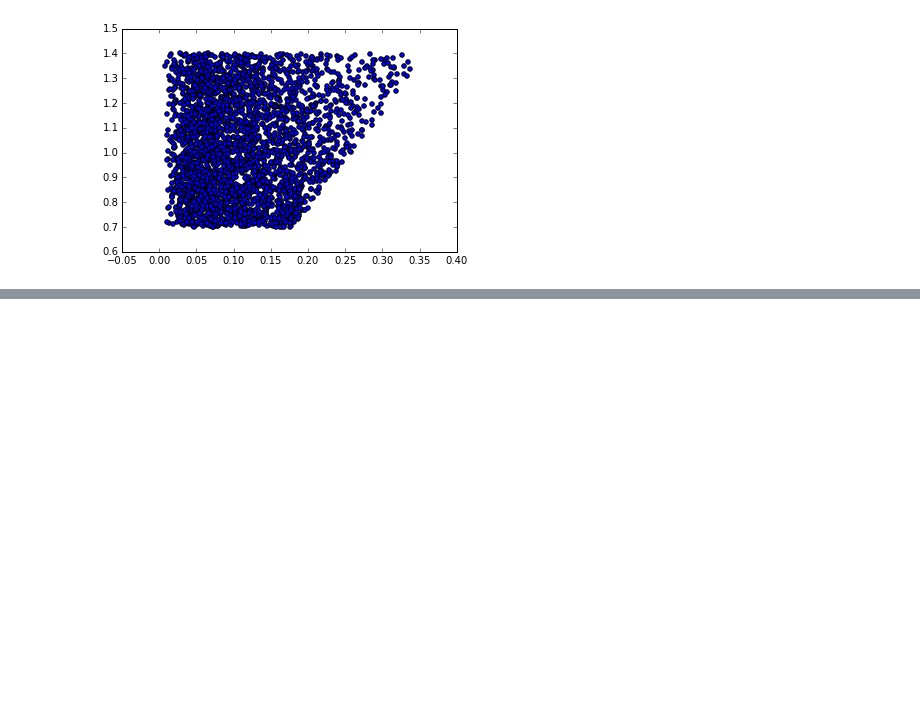
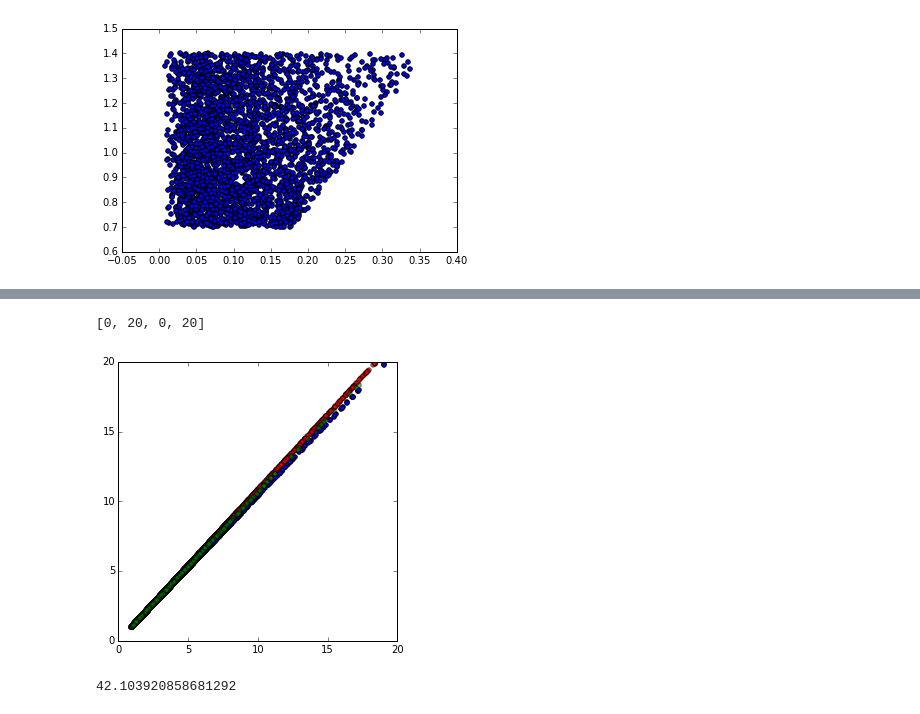
Before and after one commit to saint-germain/planetas, a Jupyter notebook: planetas sandbox.ipynb, the cells around one changed output, grey strips where cells are left out. Cells and saved outputs as stored; diff of their text form; code cells hidden in the pictures; blank space fills up the shorter version.

```diff
--- a/planetas sandbox.ipynb
+++ b/planetas sandbox.ipynb
@@ -738,0 +802,11 @@ AAA[:,2]
+# %%
+plt.figure(figsize=(5,5))
+plt.scatter(qa,AAA[:,3])
+plt.scatter(q,BBB[:,3],c='r',alpha=0.5)
+plt.scatter(qc,CCC[:,3],c='g',alpha=0.5)
+
+plt.axis('equal')
+plt.axis([0,20,0,20])
+# %% [output]
+[0, 20, 0, 20]
+[figure, added]
@@ -738,0 +840,4 @@ AAA[:,2]
+# %%
+sigmag
+# %% [output]
+42.103920858681292
```
Also changed, not shown: parts of 17 cells of this notebook, 5 other files.
